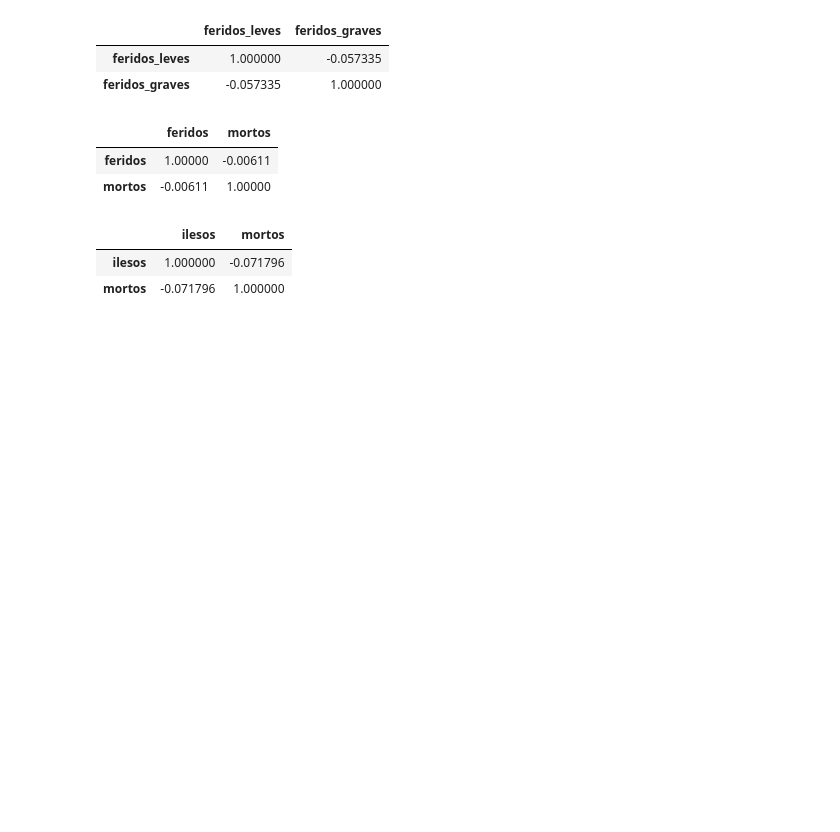
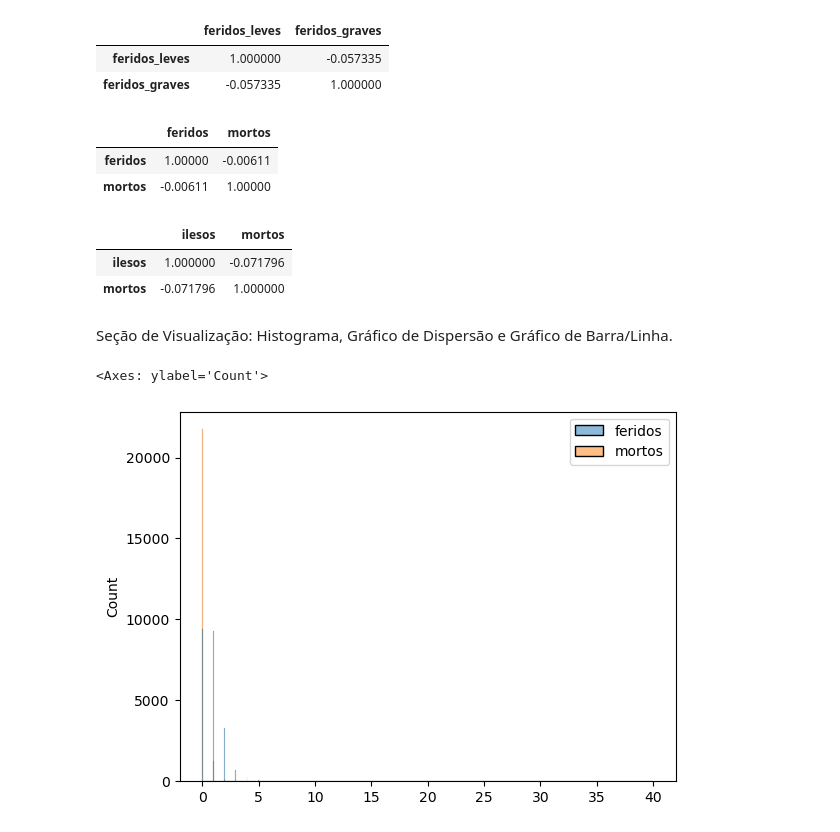
Before and after one commit to EmanuelMMB/Projeto-ICD, a Jupyter notebook: Acidentes de Trânsito em BRs.ipynb, the cells around one changed output. Cells and saved outputs as stored; diff of their text form; code cells hidden in the pictures; blank space fills up the shorter version.

Commit message:
Adicionei 3 gráficos
Adicionei 3 gráficos segundo o que o professor sugeriu na parte 3 do projeto.

```diff
--- a/Acidentes de Trânsito em BRs.ipynb
+++ b/Acidentes de Trânsito em BRs.ipynb
@@ -54,3 +65,12 @@ dataset[["ilesos", "mortos"]].corr()
 |  | ilesos | mortos |
 | ilesos | 1.000000 | -0.071796 |
 | mortos | -0.071796 | 1.000000 |
+# %% [markdown]
+Seção de Visualização: Histograma, Gráfico de Dispersão e Gráfico de Barra/Linha.
+# %%
+sns.histplot(data=dataset[["feridos", "mortos"]])
+#Frequencia de feridos e mortos por acidente.
+#Na maioria dos acidentes, ninguém se fere ou morre.
+# %% [output]
+<Axes: ylabel='Count'>
+[figure, added]
```
Also changed, not shown: parts of 4 cells of this notebook.
